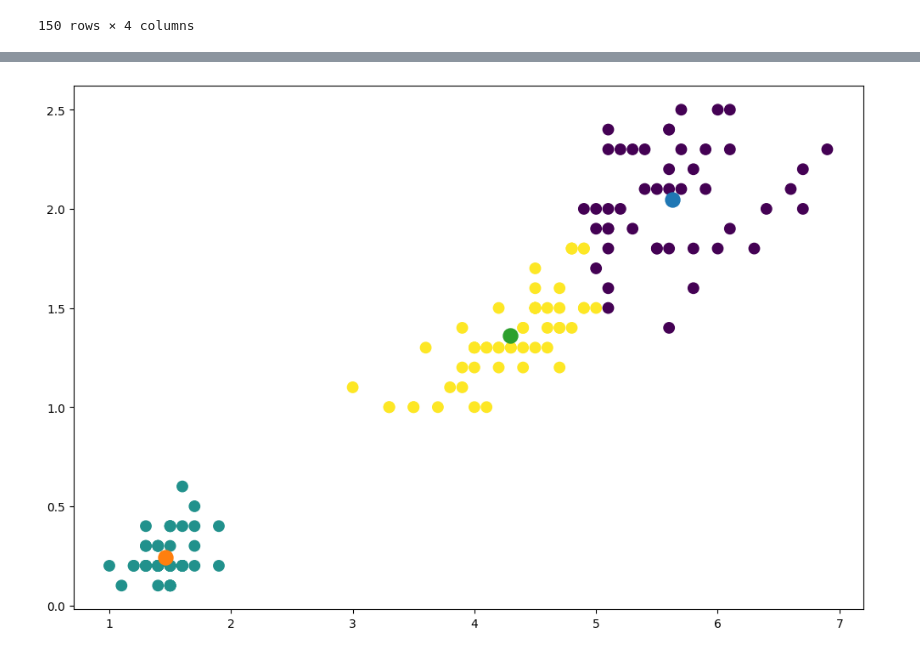
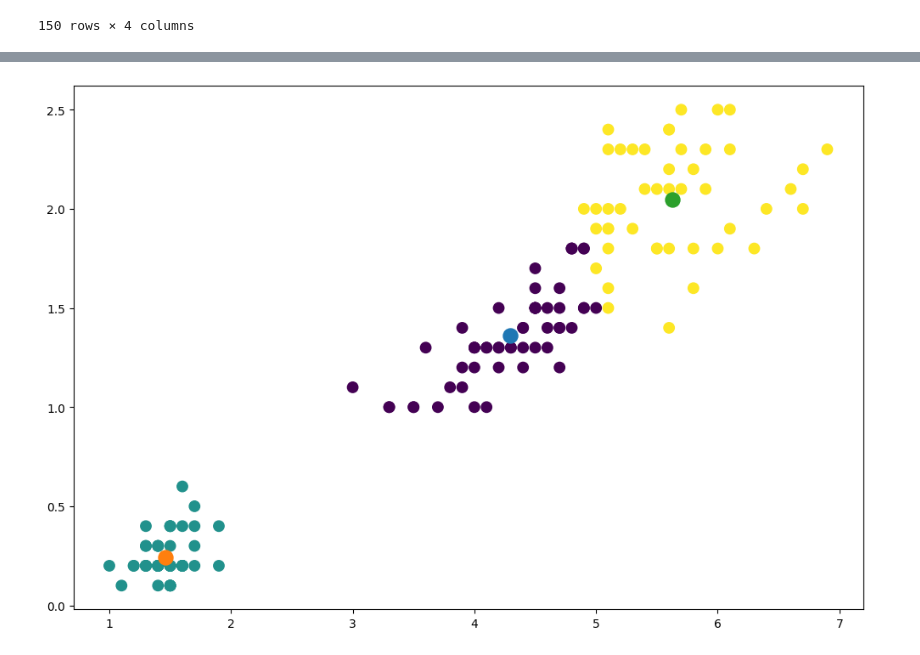
Before and after one commit to Mitchell-Mirano/Allison, a Jupyter notebook: examples/clustering/Clustering in Allison.ipynb, the cells around one changed output, grey strips where cells are left out. Cells and saved outputs as stored; diff of their text form; code cells hidden in the pictures.

```diff
--- a/examples/clustering/Clustering in Allison.ipynb
+++ b/examples/clustering/Clustering in Allison.ipynb
@@ -33,6 +38,6 @@ plt.scatter(data['PetalLengthCm'],data['PetalWidthCm'],s=80, c=numeric_labels(da
 # %%
-features=data[['PetalLengthCm','PetalWidthCm','PetalLengthCm','PetalWidthCm']]
-features
+X=data[['PetalLengthCm','PetalWidthCm','PetalLengthCm','PetalWidthCm']]
+X
 # %% [output]
 |  | PetalLengthCm | PetalWidthCm | PetalLengthCm | PetalWidthCm |
 | 0 | 1.4 | 0.2 | 1.4 | 0.2 |
@@ -49,3 +54,4 @@ features
 150 rows × 4 columns
 # %%
 model= Kmeans(n_centroids=3)
+model.train(X,history_train=True)
@@ -52,2 +65,0 @@ model= Kmeans(n_centroids=3)
-# %%
-hist_train=model.train(features=features,history_train=True)
@@ -64,8 +66,10 @@ Iter: 9          ==================================================>     movimen
+# %%
+pred_labels = model.predict(X)
 # %%
 plt.figure(figsize=(12,8))
-plt.scatter(data['PetalLengthCm'],data['PetalWidthCm'],s=80, c=model.labels)
+plt.scatter(data['PetalLengthCm'],data['PetalWidthCm'],s=80, c=pred_labels)
 
 for centroid in model.centroids:
     plt.scatter(centroid[0],centroid[1], s=150)
 # %% [output]
-[figure, old version]
+[figure, new version]
```
Also changed, not shown: parts of 13 cells of this notebook, 4 other files.
